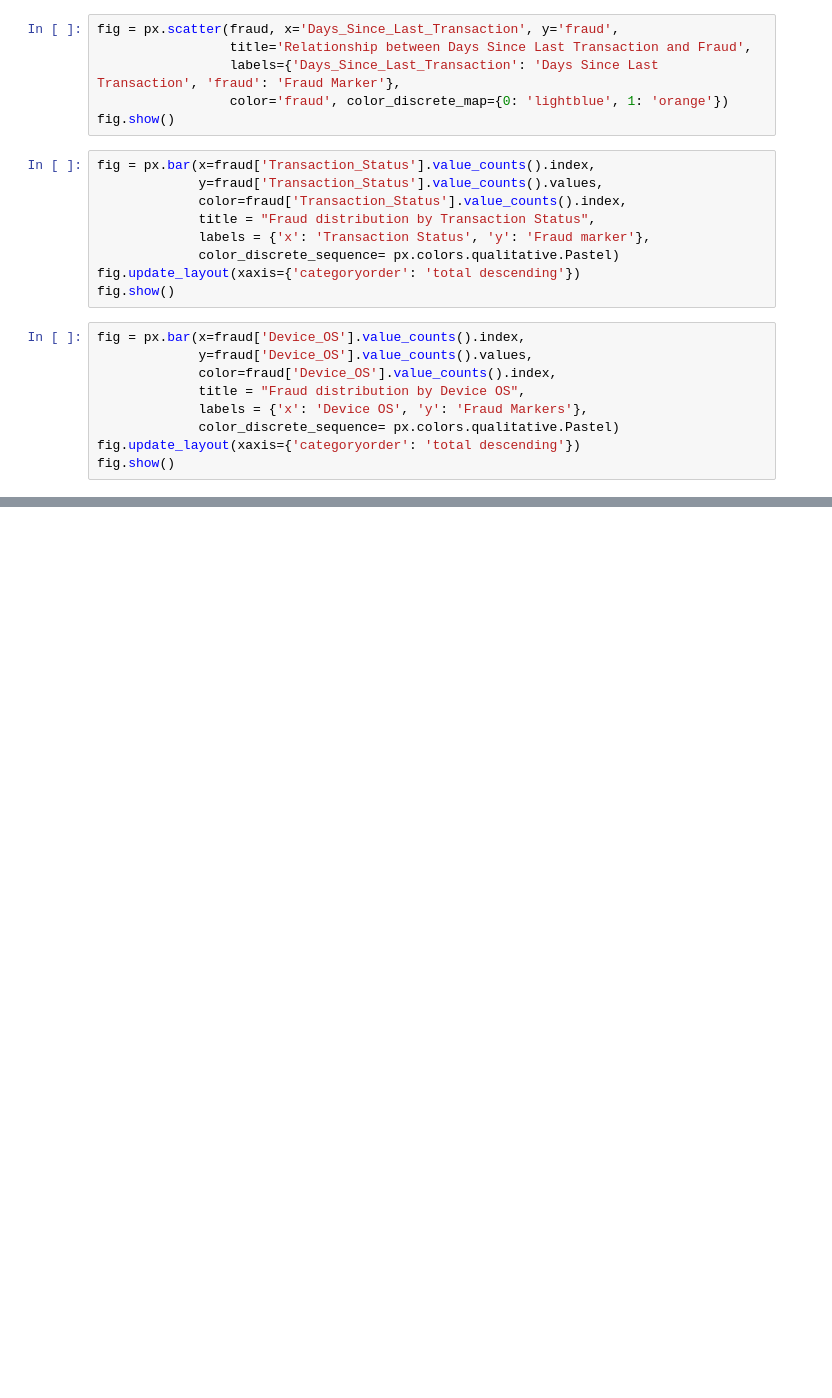
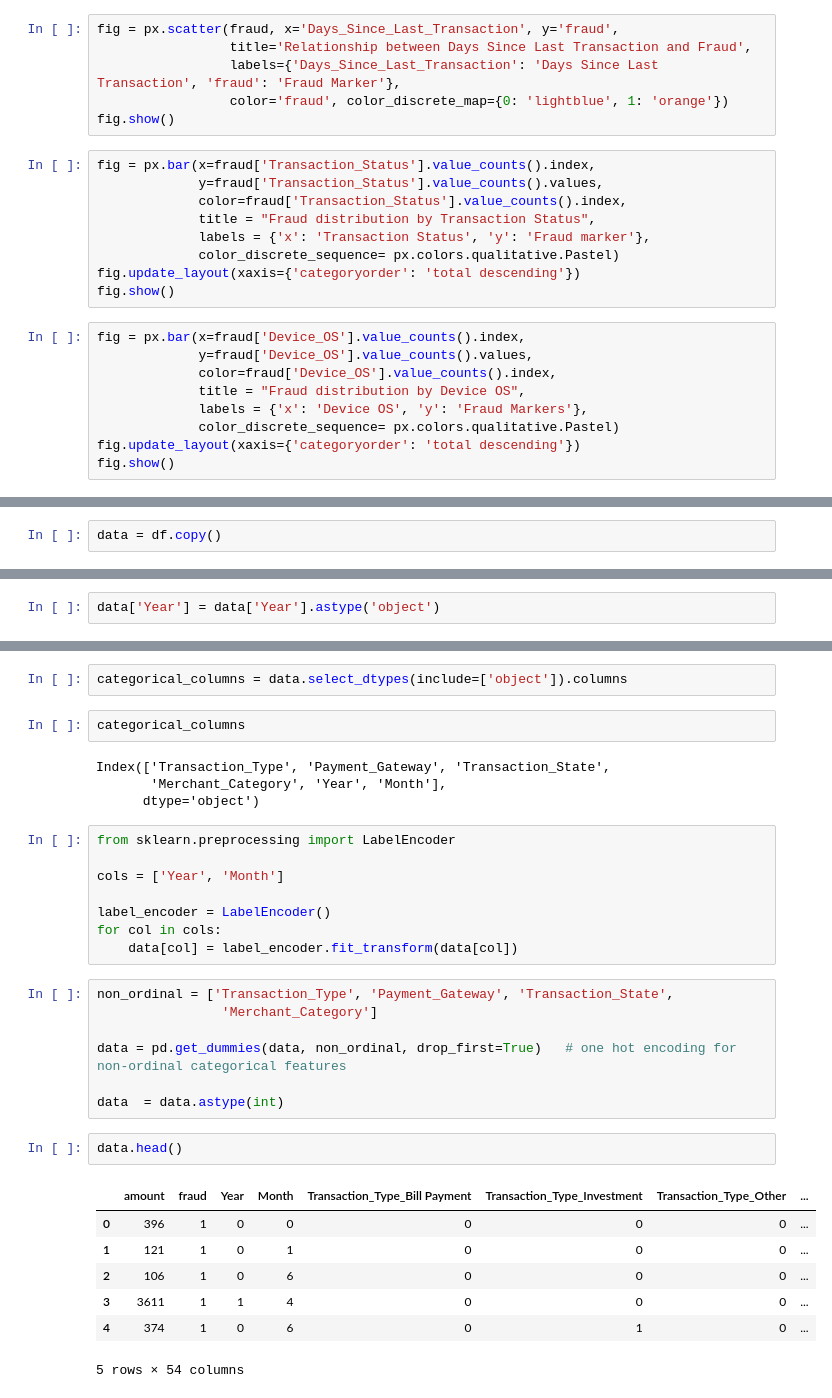
Before and after one commit to TimeTraveller09/Fraud_Detection, a Jupyter notebook: EDA.ipynb, the cells around one changed output, grey strips where cells are left out. Cells and saved outputs as stored; diff of their text form; blank space fills up the shorter version.

```diff
--- a/EDA.ipynb
+++ b/EDA.ipynb
@@ -456,0 +513,2 @@ fig.show()
+# %%
+data = df.copy()
@@ -456,0 +533,2 @@ fig.show()
+# %%
+data['Year'] = data['Year'].astype('object')
@@ -456,0 +553,33 @@ fig.show()
+# %%
+categorical_columns = data.select_dtypes(include=['object']).columns
+# %%
+categorical_columns
+# %% [output]
+Index(['Transaction_Type', 'Payment_Gateway', 'Transaction_State',
+       'Merchant_Category', 'Year', 'Month'],
+      dtype='object')
+# %%
+from sklearn.preprocessing import LabelEncoder
+
+cols = ['Year', 'Month']
+
+label_encoder = LabelEncoder()
+for col in cols:
+    data[col] = label_encoder.fit_transform(data[col])
+# %%
+non_ordinal = ['Transaction_Type', 'Payment_Gateway', 'Transaction_State',
+                'Merchant_Category']
+
+data = pd.get_dummies(data, non_ordinal, drop_first=True)   # one hot encoding for non-ordinal categorical features
+
+data  = data.astype(int)
+# %%
+data.head()
+# %% [output]
+|  | amount | fraud | Year | Month | Transaction_Type_Bill Payment | Transaction_Type_Investment | Transaction_Type_Other | ... |
+| 0 | 396 | 1 | 0 | 0 | 0 | 0 | 0 | ... |
+| 1 | 121 | 1 | 0 | 1 | 0 | 0 | 0 | ... |
+| 2 | 106 | 1 | 0 | 6 | 0 | 0 | 0 | ... |
+| 3 | 3611 | 1 | 1 | 4 | 0 | 0 | 0 | ... |
+| 4 | 374 | 1 | 0 | 6 | 0 | 1 | 0 | ... |
+5 rows × 54 columns
```
Also changed, not shown: parts of 21 cells of this notebook.
